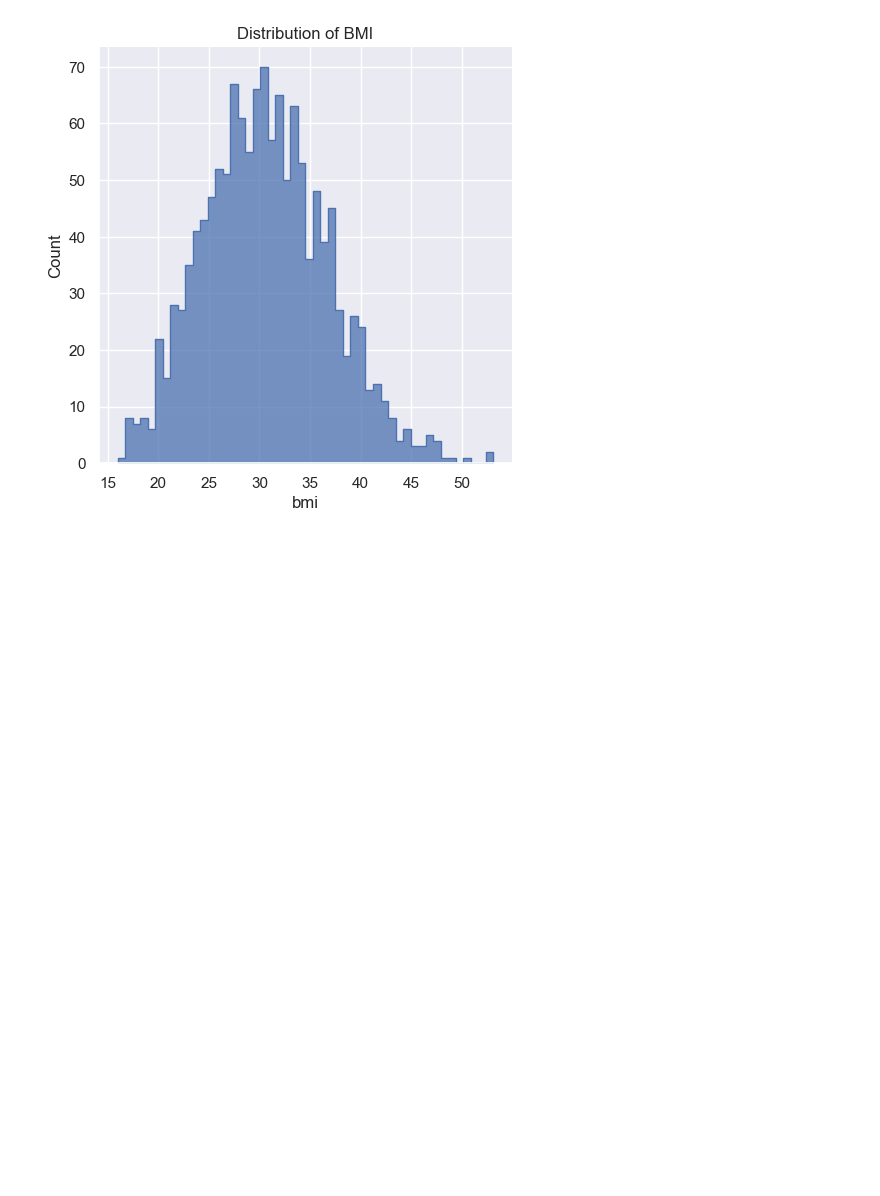
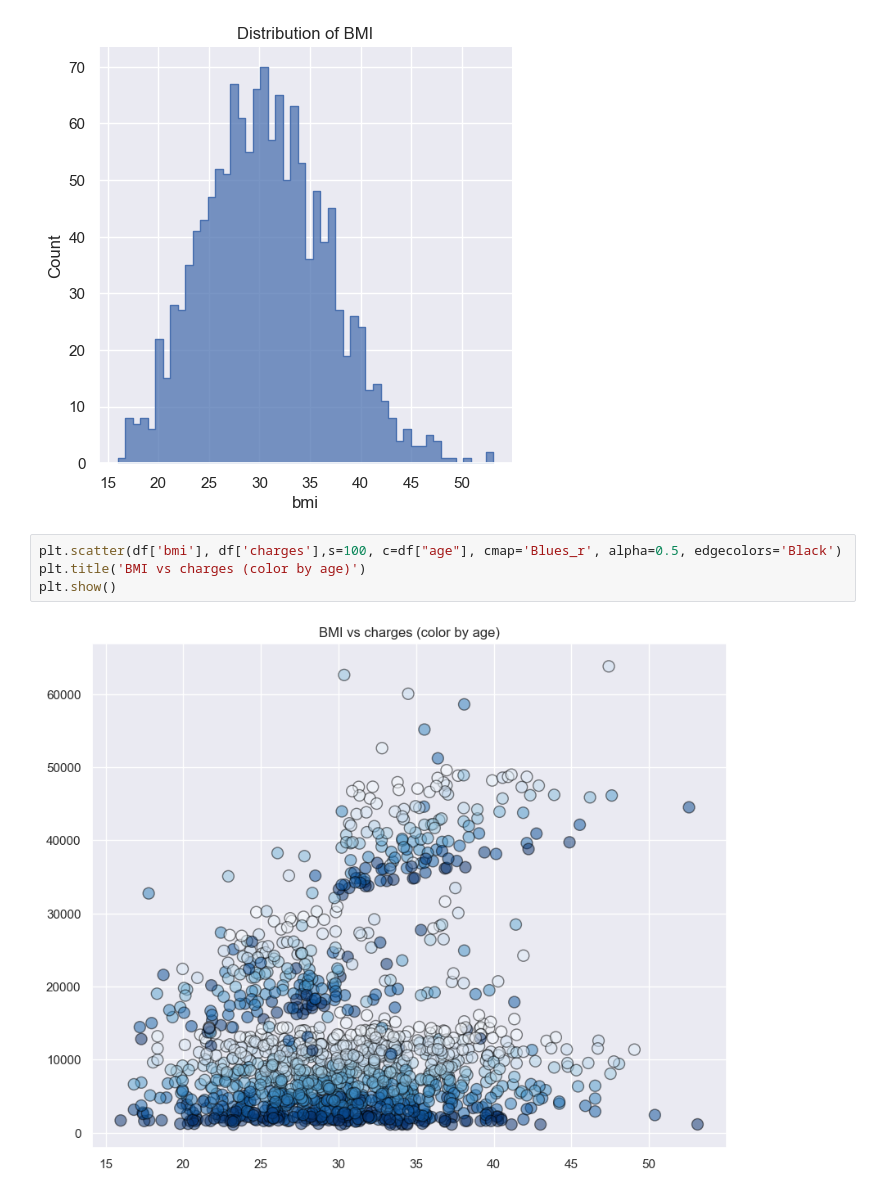
Before and after one commit to infoshareacademy/JDSZR11-DatA_Team, a Jupyter notebook: preprocessing.ipynb, the cells around one changed output. Drawn from its saved outputs; the diff is of its cells as text; blank space fills up the shorter version.

```diff
--- a/preprocessing.ipynb
+++ b/preprocessing.ipynb
@@ -252,3 +252,9 @@ plt.title('Distribution of BMI')
 plt.show()
 # %% [output]
 [figure]
+# %%
+plt.scatter(df['bmi'], df['charges'],s=100, c=df["age"], cmap='Blues_r', alpha=0.5, edgecolors='Black')
+plt.title('BMI vs charges (color by age)')
+plt.show()
+# %% [output]
+[figure, added]
```
Also changed, not shown: parts of 2 cells of this notebook.
